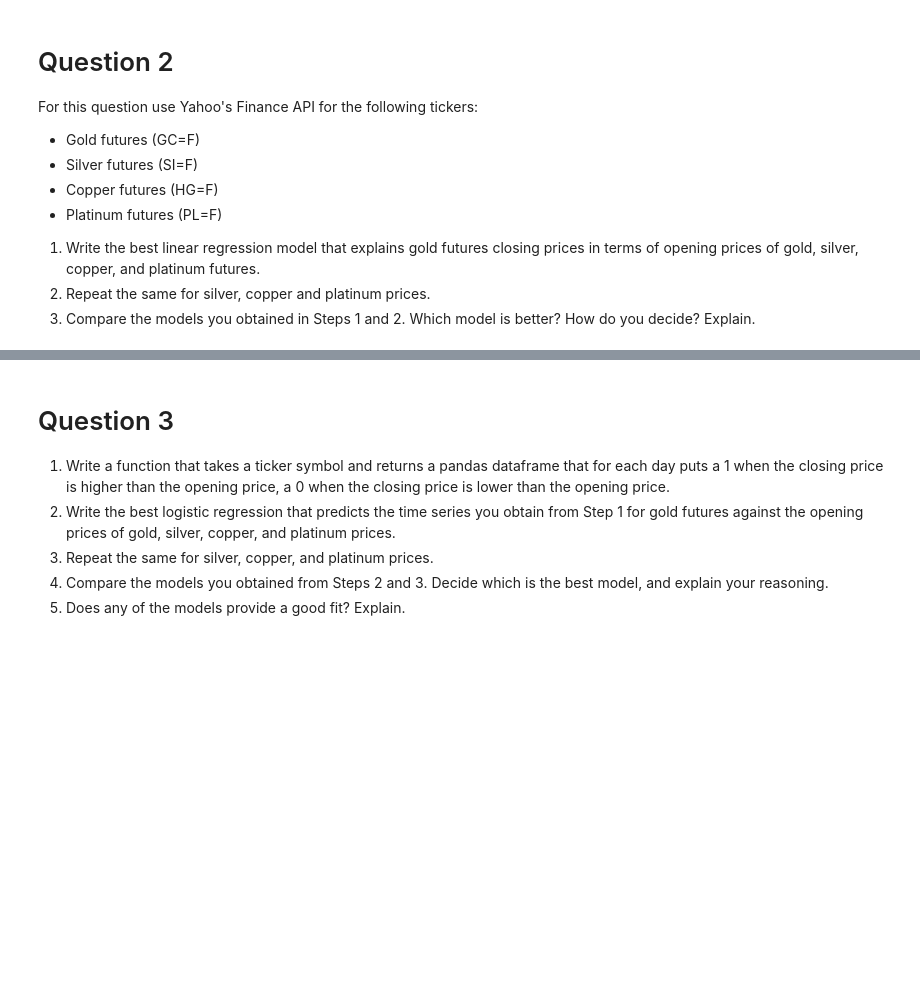
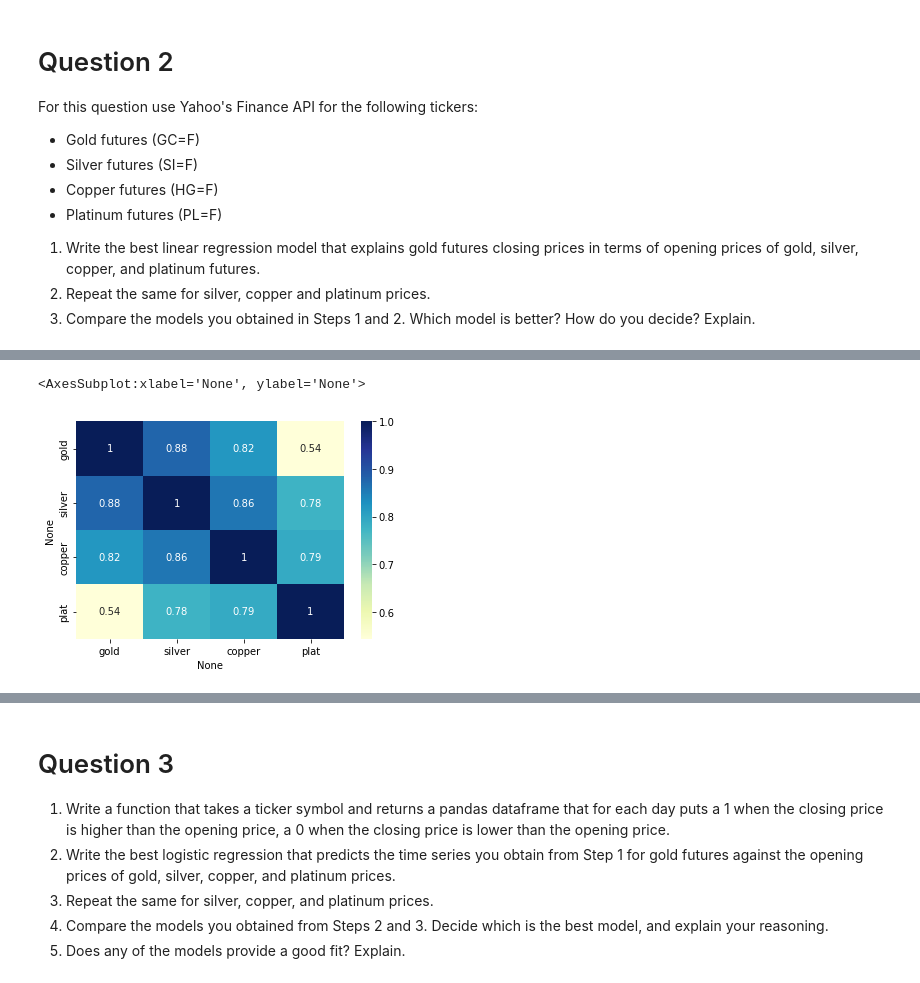
Before and after one commit to emirsglm/MAT388E-Data-Science-HW, a Jupyter notebook: HW2.ipynb, the cells around one changed output, grey strips where cells are left out. Saved outputs shown, nothing was run; the diff lists cells and outputs as text; code cells hidden in the pictures; blank space fills up the shorter version.

```diff
--- a/HW2.ipynb
+++ b/HW2.ipynb
@@ -20,0 +136,10 @@ Using the [statsmodels](https://www.statsmodels.org/stable/index.html) library w
+# %%
+features = [health,litrate,labor]
+names = ["health","litrate","labor"]
+
+
+data = data_prep(mortality,"mortality",features,names)
+model = mls_model(data,"mortality",names)
+print(model.summary())
+
+sm.stats.anova_lm(model)
@@ -33,0 +184,5 @@ For this question use Yahoo's Finance API for the following tickers:
+# %%
+gold =yf.download("GC=F",  start = "2000-01-01" , end = "2022-01-31")
+silver =yf.download("SI=F",  start = "2000-01-01" , end = "2022-01-31")
+copper =yf.download("HG=F",  start = "2000-01-01" , end = "2022-01-31")
+plat =yf.download("PL=F",  start = "2000-01-01" , end = "2022-01-31")
@@ -33,0 +211,33 @@ For this question use Yahoo's Finance API for the following tickers:
+# %%
+def extract2(df,name,col):
+    tmp = df[[str(col)]]
+    tmp.columns = [[name]]
+    return tmp
+# %%
+def data_prep2(dpn,name,features,names):
+    dependent = extract2(dpn,str(name),"Close")
+
+    arr = []
+    for i in range(len(names)):
+        arr.append(extract2(features[i],names[i],"Open"))
+
+    res = dependent.join(arr)
+    res.dropna(inplace=True)
+
+    return res
+
+def mls_model2(res,name,names):
+
+    string = " + ".join(names)
+    model = ols(name+' ~ '+string, data=res).fit()
+
+    return model
+# %%
+f = [silver,copper,plat]
+n = ["silver","copper","plat"]
+
+data = data_prep2(gold,"gold",f,n)
+sns.heatmap(data.corr(), cmap="YlGnBu", annot=True)
+# %% [output]
+<AxesSubplot:xlabel='None', ylabel='None'>
+[figure, added]
```
Also changed, not shown: parts of 33 cells of this notebook.
